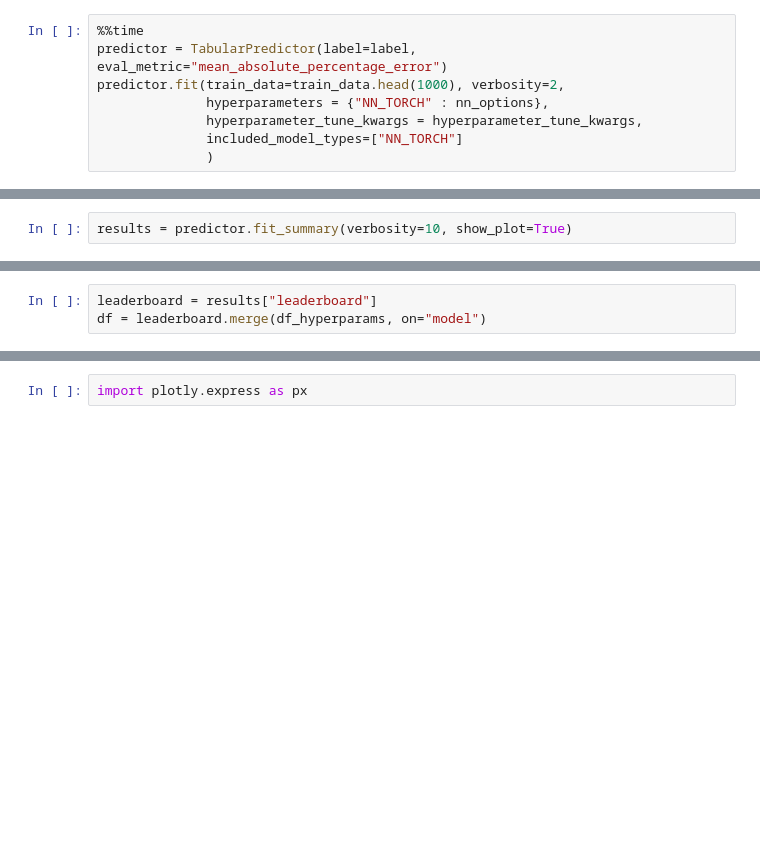
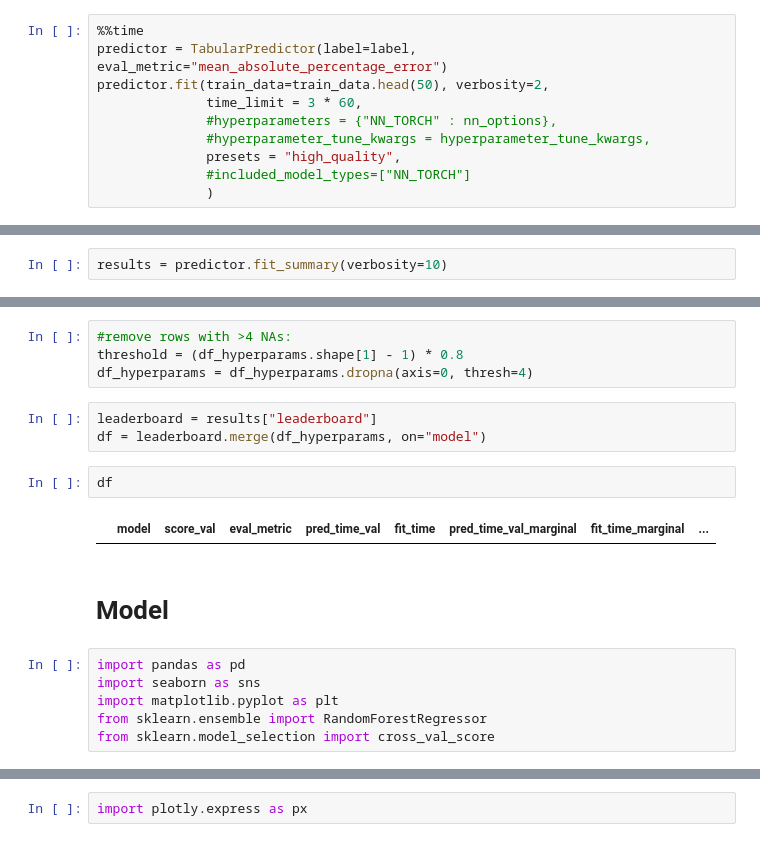
Before and after one commit to gilad-rubin/ml_utils, a Jupyter notebook: notebooks/modeling/ag_viz.ipynb, the cells around one changed output, grey strips where cells are left out. Saved outputs shown, nothing was run; the diff lists cells and outputs as text; blank space fills up the shorter version.

```diff
--- a/notebooks/modeling/ag_viz.ipynb
+++ b/notebooks/modeling/ag_viz.ipynb
@@ -91,9 +37,11 @@ hyperparameter_tune_kwargs = {  # HPO is not performed unless hyperparameter_tun
 # %%
 %%time
 predictor = TabularPredictor(label=label, eval_metric="mean_absolute_percentage_error")
-predictor.fit(train_data=train_data.head(1000), verbosity=2,
-              hyperparameters = {"NN_TORCH" : nn_options},
-              hyperparameter_tune_kwargs = hyperparameter_tune_kwargs,
-              included_model_types=["NN_TORCH"]
+predictor.fit(train_data=train_data.head(50), verbosity=2,
+              time_limit = 3 * 60,
+              #hyperparameters = {"NN_TORCH" : nn_options},
+              #hyperparameter_tune_kwargs = hyperparameter_tune_kwargs,
+              presets = "high_quality",
+              #included_model_types=["NN_TORCH"]
               )
 # %% [output]
@@ -125,5 +76,5 @@ mean_absolute_percentage_error(y_test, predictions)
 # %%
-results = predictor.fit_summary(verbosity=10, show_plot=True)
+results = predictor.fit_summary(verbosity=10)
 # %% [output]
 *** Summary of fit() ***
 Estimated performance of each model:
@@ -151,3 +122,19 @@ df_hyperparams = df_hyperparams.reset_index().rename({"index" : "model"}, axis=1
+# %%
+#remove rows with >4 NAs:
+threshold = (df_hyperparams.shape[1] - 1) * 0.8
+df_hyperparams = df_hyperparams.dropna(axis=0, thresh=4)
 # %%
 leaderboard = results["leaderboard"]
 df = leaderboard.merge(df_hyperparams, on="model")
+# %%
+df
+# %% [output]
+|  | model | score_val | eval_metric | pred_time_val | fit_time | pred_time_val_marginal | fit_time_marginal | ... |
+# %% [markdown]
+# Model
+# %%
+import pandas as pd
+import seaborn as sns
+import matplotlib.pyplot as plt
+from sklearn.ensemble import RandomForestRegressor
+from sklearn.model_selection import cross_val_score
```
Also changed, not shown: parts of 22 cells of this notebook, 6 other files.
